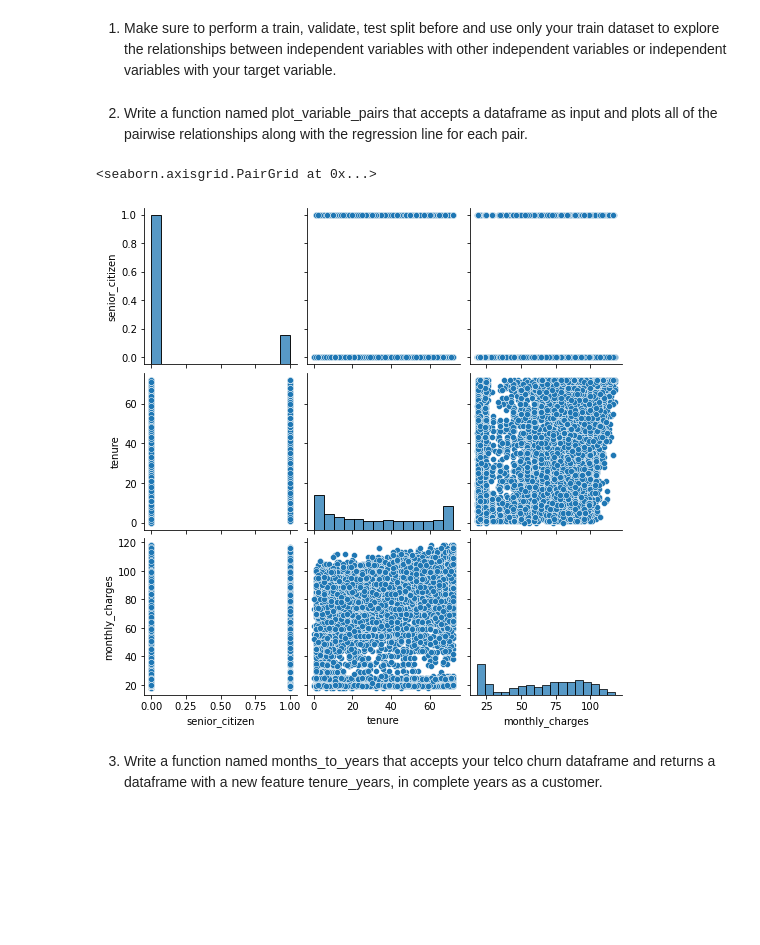
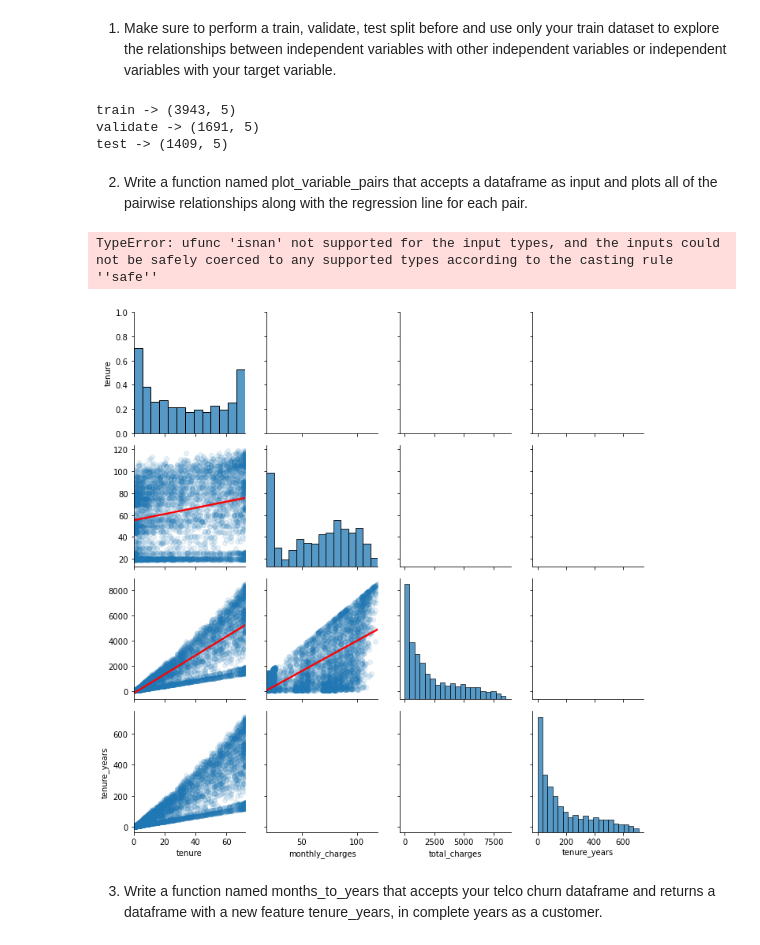
Before and after one commit to hrodjr/regression-exercises, a Jupyter notebook: explore.ipynb, the cells around one changed output. Drawn from its saved outputs; the diff is of its cells as text; code cells hidden in the pictures; blank space fills up the shorter version.

```diff
--- a/explore.ipynb
+++ b/explore.ipynb
@@ -26,0 +48,8 @@ df = df.replace(to_replace = 'No phone service', value = 'No')
+# %%
+#moved up from question 3 in order to train all data
+def months_to_years():
+    df['tenure_years'] = ((df['monthly_charges'] * df['tenure'])/12).astype('object')
+    return df
+# %%
+df = months_to_years()
+df.info()
@@ -27,13 +69,27 @@ df = df.replace(to_replace = 'No phone service', value = 'No')
 # %% [markdown]
 1. Make sure to perform a train, validate, test split before and use only your train dataset to explore the relationships between independent variables with other independent variables or independent variables with your target variable.
 # %%
-train, test = train_test_split(df, random_state=123, train_size=.8)
+train_validate, test = train_test_split(df, test_size=0.2, random_state=123)
+train, validate = train_test_split(train_validate, test_size=0.3, random_state=123)
+print(f"train -> {train.shape}")
+print(f"validate -> {validate.shape}")
+print(f"test -> {test.shape}")
+# %% [output]
+train -> (3943, 5)
+validate -> (1691, 5)
+test -> (1409, 5)
 # %% [markdown]
 2. Write a function named plot_variable_pairs that accepts a dataframe as input and plots all of the pairwise relationships along with the regression line for each pair.
 # %%
-sns.pairplot(train)
+def plot_variable_pairs(train):
+        # sets line-plot options and scatter-plot options
+    keyword_arguments={'line_kws':{'color':'red'}, 'scatter_kws': {'alpha': 0.1}}
+    pairplots = sns.pairplot(train, kind="reg", plot_kws=keyword_arguments)
+    plt.show()
-# %% [output]
-<seaborn.axisgrid.PairGrid at 0x...>
-[figure, removed]
+# %%
+plot_variable_pairs(train)
+# %% [output]
+TypeError: ufunc 'isnan' not supported for the input types, and the inputs could not be safely coerced to any supported types according to the casting rule ''safe''
+[figure, added]
 # %% [markdown]
 3. Write a function named months_to_years that accepts your telco churn dataframe and returns a dataframe with a new feature tenure_years, in complete years as a customer.
```
Also changed, not shown: parts of 14 cells of this notebook, 1 other file.
